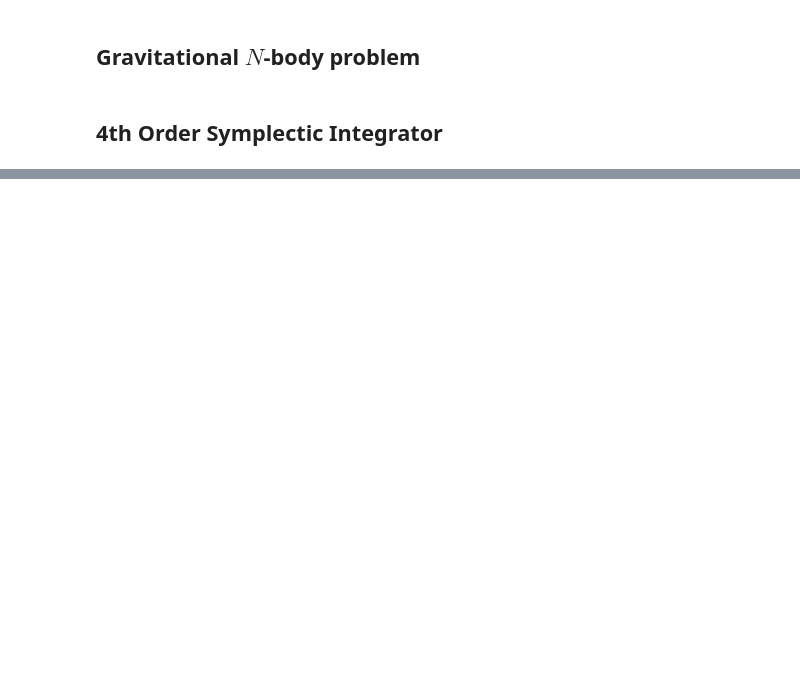
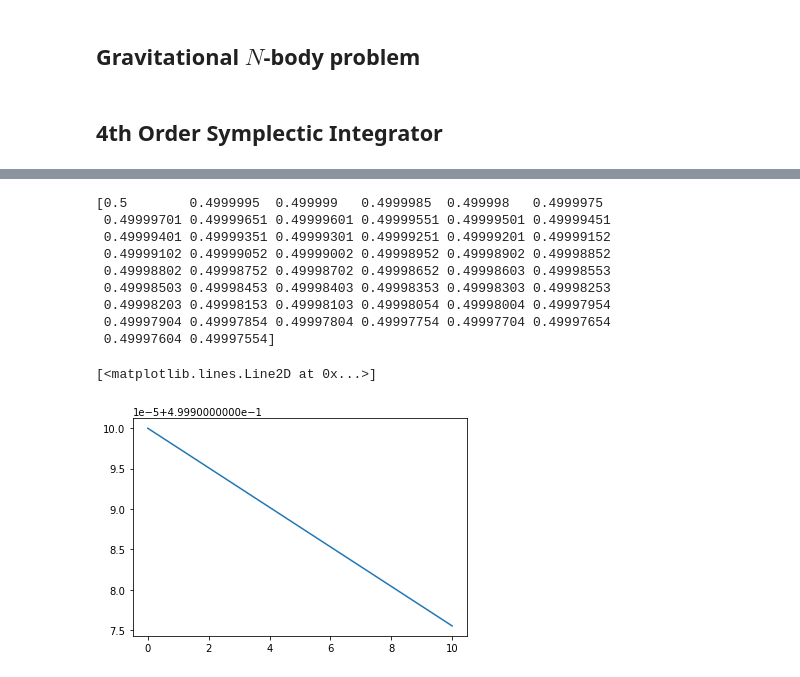
Before and after one commit to juanpablosalas/DanielDoradoJuanPabloSalas, a Jupyter notebook: Semana6/Semana6_DanielDorado_JuanPabloSalas.ipynb, the cells around one changed output, grey strips where cells are left out. Saved outputs shown, nothing was run; the diff lists cells and outputs as text; code cells hidden in the pictures; blank space fills up the shorter version.

```diff
--- a/Semana6/Semana6_DanielDorado_JuanPabloSalas.ipynb
+++ b/Semana6/Semana6_DanielDorado_JuanPabloSalas.ipynb
@@ -91,0 +165,33 @@ $$f_n = \left( \frac{t-t_{n-1}}{t_n - t_{n-1}} \right) \left( \frac{t-t_{n-2}}{t
+# %%
+def f(t,x):
+    """
+    t: tiempo
+    x: vector de dos componentes.
+    --- x[0]: posición, x
+    --- x[1]: velocidad, v
+    """
+    return np.array([x[1],-x[0]])
+# %%
+t = np.linspace(0,10)
+r0 = np.array([1,0])
+sol = RK4(f, r0, t)
+# %%
+def calculateEnergy(x,v):
+    return 0.5*(np.power(x,2)+np.power(v,2))
+# %%
+E = calculateEnergy(sol[:,0],sol[:,1])
+plt.plot(t,E)
+plt.xlabel('t[s]')
+plt.ylabel('E[J]')
+# %% [output]
+[0.5        0.4999995  0.499999   0.4999985  0.499998   0.4999975
+ 0.49999701 0.49999651 0.49999601 0.49999551 0.49999501 0.49999451
+ 0.49999401 0.49999351 0.49999301 0.49999251 0.49999201 0.49999152
+ 0.49999102 0.49999052 0.49999002 0.49998952 0.49998902 0.49998852
+ 0.49998802 0.49998752 0.49998702 0.49998652 0.49998603 0.49998553
+ 0.49998503 0.49998453 0.49998403 0.49998353 0.49998303 0.49998253
+ 0.49998203 0.49998153 0.49998103 0.49998054 0.49998004 0.49997954
+ 0.49997904 0.49997854 0.49997804 0.49997754 0.49997704 0.49997654
+ 0.49997604 0.49997554]
+[<matplotlib.lines.Line2D at 0x...>]
+[figure, added]
```
Also changed, not shown: parts of 11 cells of this notebook.
